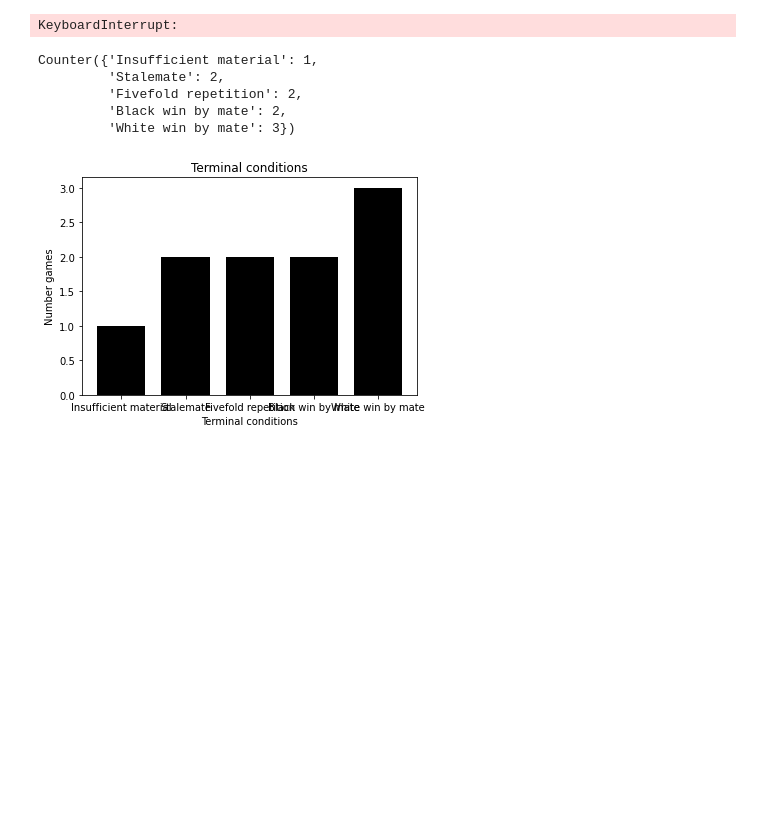
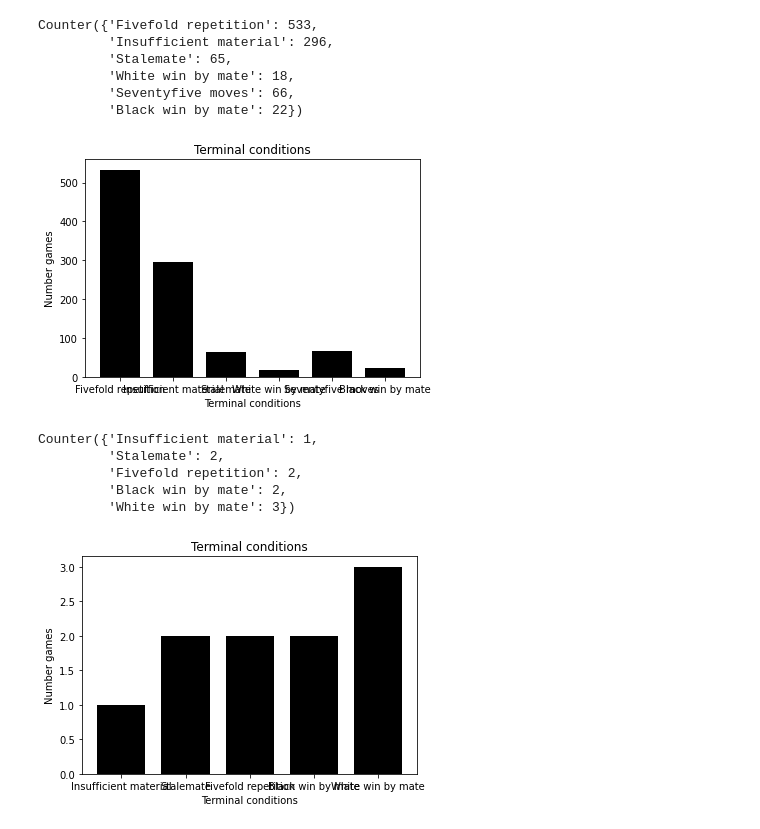
Before and after one commit to hunter7yler/convolutional-chess, a Jupyter notebook: game_lab.ipynb, the cells around one changed output. Drawn from its saved outputs; the diff is of its cells as text; code cells hidden in the pictures; blank space fills up the shorter version.

```diff
--- a/game_lab.ipynb
+++ b/game_lab.ipynb
@@ -1,13 +20,20 @@
 # %%
+#Highest Capture (with CNN) vs. Highest Capture (random)
 from chessmate.simulations import ChessPlayground
 from chessmate.engines import CaptureHighestValue
 from chessmate.utils import display_all_results
 from local_engines import HighestValueCNN
-nn = HighestValueCNN()
+nn = HighestValueCNN(color=True)
 hv = CaptureHighestValue()
 simulation = ChessPlayground(nn, hv)
 simulation.play_multiple_games(1000)
 display_all_results(simulation.all_results)
 # %% [output]
-KeyboardInterrupt:
+Counter({'Fivefold repetition': 533,
+         'Insufficient material': 296,
+         'Stalemate': 65,
+         'White win by mate': 18,
+         'Seventyfive moves': 66,
+         'Black win by mate': 22})
+[figure, added]
 # %%
```
Also changed, not shown: parts of 5 cells of this notebook, 3 other files.
